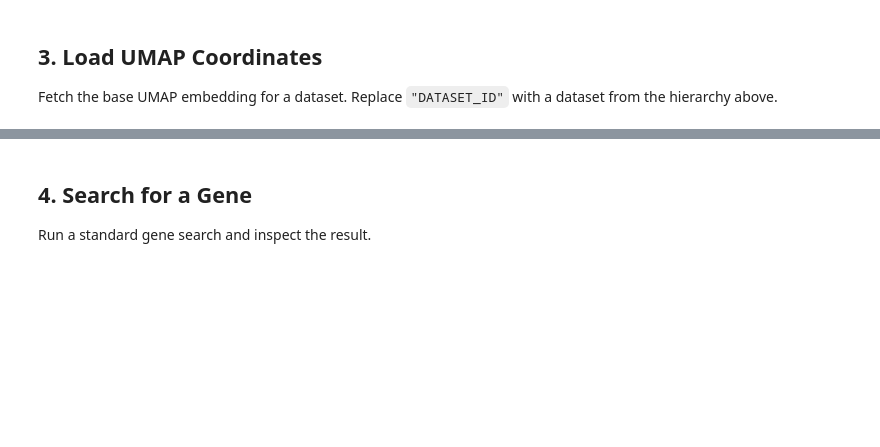
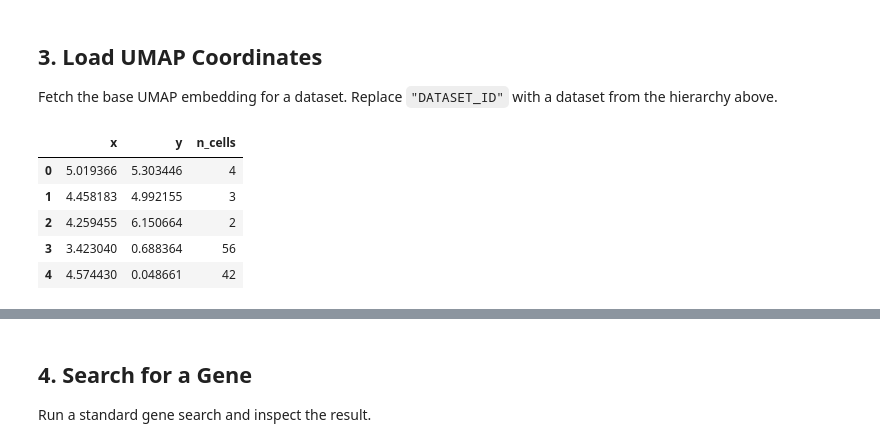
Before and after one commit to malva-bio/malva_client, a Jupyter notebook: examples/04_coexpression_analysis.ipynb, the cells around one changed output, grey strips where cells are left out. Saved outputs shown, nothing was run; the diff lists cells and outputs as text; code cells hidden in the pictures; blank space fills up the shorter version.

```diff
--- a/examples/04_coexpression_analysis.ipynb
+++ b/examples/04_coexpression_analysis.ipynb
@@ -26,9 +36,16 @@ client.print_dict_summary(hierarchy)
 Fetch the base UMAP embedding for a dataset. Replace `"DATASET_ID"`
 with a dataset from the hierarchy above.
 # %%
-DATASET_ID = "DATASET_ID"  # <-- replace with your dataset
+DATASET_ID = "Human_Cell_Atlas"  # <-- replace with your dataset
 
 umap = client.get_umap_coordinates(DATASET_ID)
 umap.to_dataframe().head()
+# %% [output]
+|  | x | y | n_cells |
+| 0 | 5.019366 | 5.303446 | 4 |
+| 1 | 4.458183 | 4.992155 | 3 |
+| 2 | 4.259455 | 6.150664 | 2 |
+| 3 | 3.423040 | 0.688364 | 56 |
+| 4 | 4.574430 | 0.048661 | 42 |
 # %%
 umap.plot(color_by='cluster')
```
Also changed, not shown: parts of 9 cells of this notebook, 3 other files.
